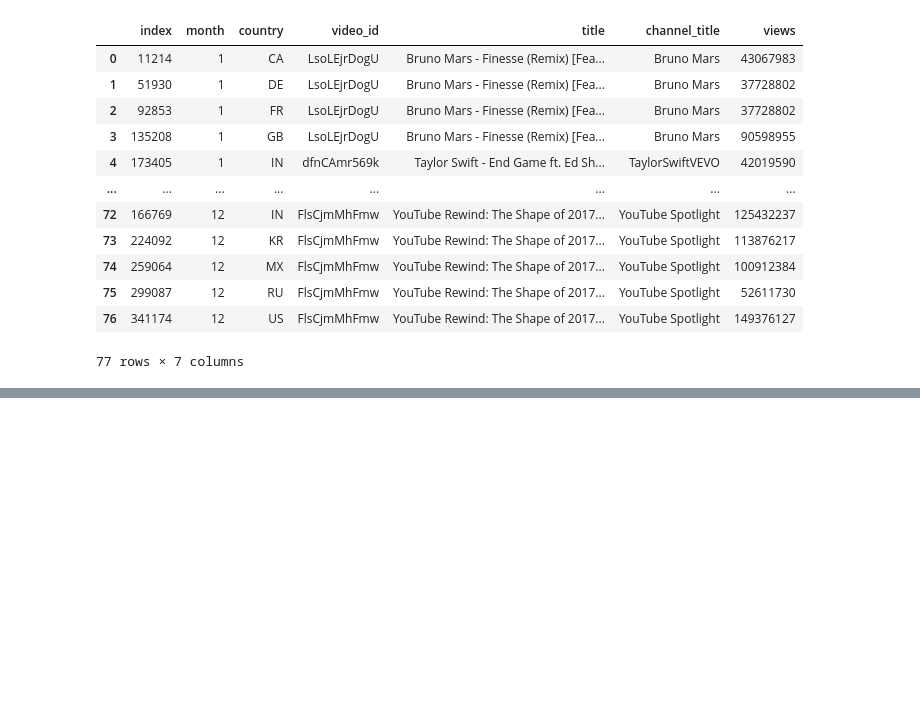
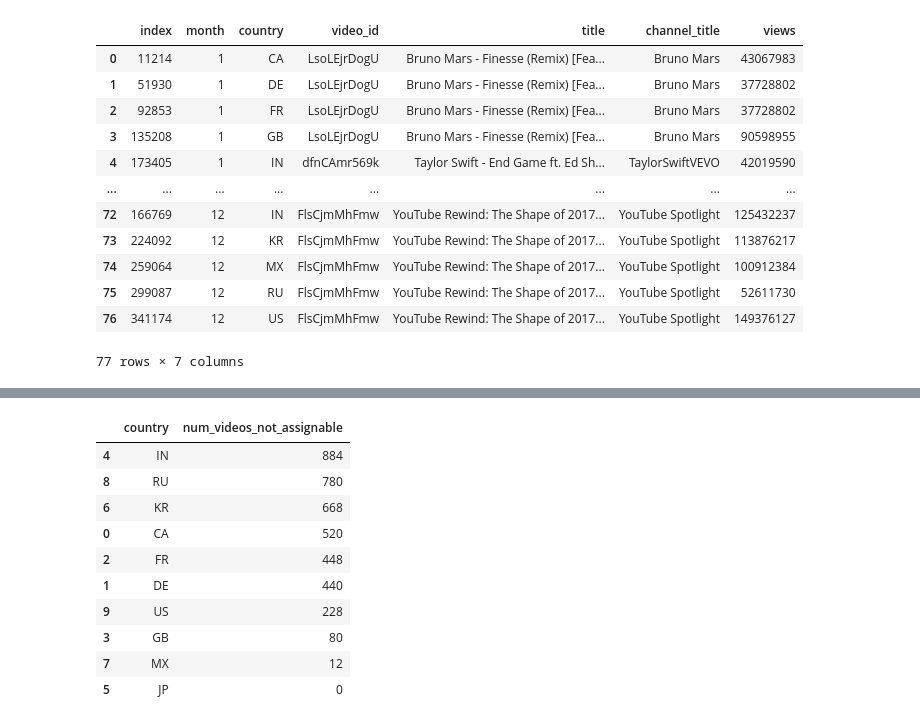
Before and after one commit to aminentezari/CS_project_2025, a Jupyter notebook: notebooks/Main.ipynb, the cells around one changed output, grey strips where cells are left out. Cells and saved outputs as stored; diff of their text form; code cells hidden in the pictures; blank space fills up the shorter version.

```diff
--- a/notebooks/Main.ipynb
+++ b/notebooks/Main.ipynb
@@ -343,0 +479,22 @@ df.loc[idxx, ['month', 'country', 'video_id', 'title', 'channel_title', 'views']
+# %%
+result_all = (
+    df_merged.assign(not_assignable = df_merged["assignable"] == False)
+    .groupby("country")["not_assignable"]
+    .sum()
+    .reset_index(name="num_videos_not_assignable")
+    .sort_values("num_videos_not_assignable", ascending=False)
+)
+
+result_all
+# %% [output]
+|  | country | num_videos_not_assignable |
+| 4 | IN | 884 |
+| 8 | RU | 780 |
+| 6 | KR | 668 |
+| 0 | CA | 520 |
+| 2 | FR | 448 |
+| 1 | DE | 440 |
+| 9 | US | 228 |
+| 3 | GB | 80 |
+| 7 | MX | 12 |
+| 5 | JP | 0 |
```
Also changed, not shown: parts of 25 cells of this notebook, 1 other file.
